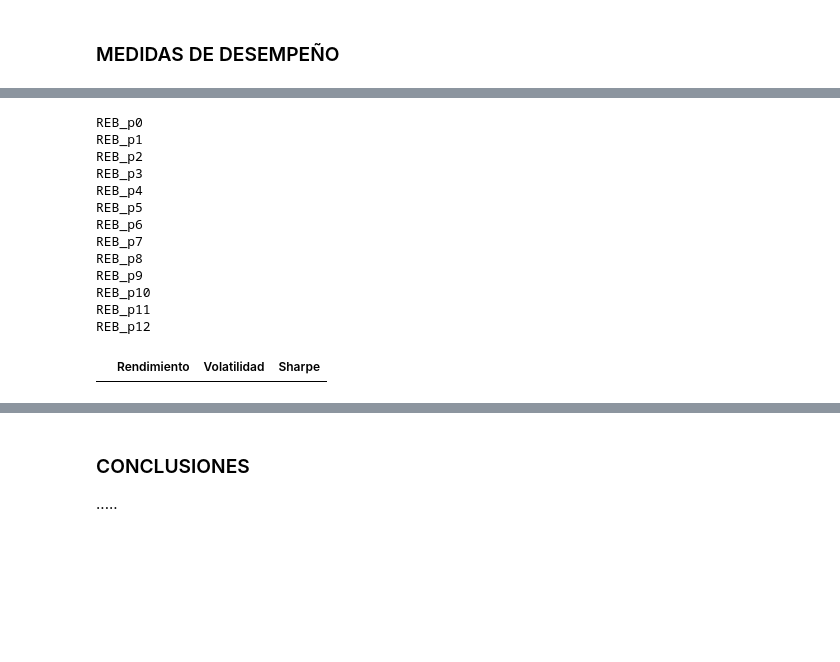
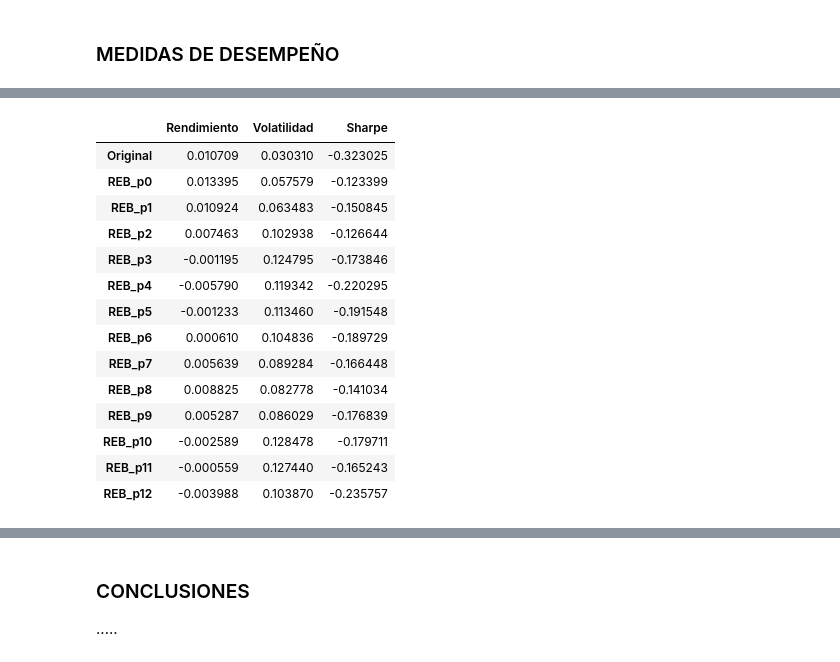
Before and after one commit to Marisolcantarero95/TRADING, a Jupyter notebook: Lab1_EqA/A_myst_Laboratorio1.ipynb, the cells around one changed output, grey strips where cells are left out. Drawn from its saved outputs; the diff is of its cells as text; code cells hidden in the pictures; blank space fills up the shorter version.

```diff
--- a/Lab1_EqA/A_myst_Laboratorio1.ipynb
+++ b/Lab1_EqA/A_myst_Laboratorio1.ipynb
@@ -58,7 +58,8 @@ narch = 13
 fechas = list(['2017-02-28', '2017-03-31', '2017-04-28', '2017-05-31', '2017-06-30',
                  '2017-07-31', '2017-08-31', '2017-09-29', '2017-10-31', '2017-11-30',
                  '2017-12-29', '2018-01-31', '2018-02-28'])
-tl = [0.4, 0.74, 0.68, 0.86 , 0.84, 1, 0.95, 0.96, 0.99 , 1.14 ,0.28 , 1.43, 1.5]
+tl = 2.05
+#tl = [0.4, 0.74, 0.68, 0.86 , 0.84, 1, 0.95, 0.96, 0.99 , 1.14 ,0.28 , 1.43, 1.5]
 # %% [markdown]
 ### Descarga de datos
 # %%
@@ -118,7 +119,7 @@ def Rend(narch,navN):
 def medidas_desempeño(Rend,tl):
     media = np.mean(Rend)
     std = np.std(Rend)
-    sharpe = (media -tl[i]/100)/std
+    sharpe = (media -tl/100)/std
     return media, std, sharpe
 # %% [markdown]
 ### Limpieza de datos
@@ -634,24 +643,25 @@ Rends
 # %%
 h = pd.DataFrame(index=['Rendimiento','Volatilidad','Sharpe'])
+h['Original'] = medidas_desempeño(Rend(narch,navA),tl)
 for i in range(narch):
         nomp = 'REB_p'+str(i)+''
-        print(nomp)
-        #h[nomp] = medidas_desempeño(Rends[nomp],tl)
+        h[nomp] = medidas_desempeño(Rends[nomp],tl)
 h = h.T
 h
 # %% [output]
-REB_p0
-REB_p1
-REB_p2
-REB_p3
-REB_p4
-REB_p5
-REB_p6
-REB_p7
-REB_p8
-REB_p9
-REB_p10
-REB_p11
-REB_p12
 |  | Rendimiento | Volatilidad | Sharpe |
+| Original | 0.010709 | 0.030310 | -0.323025 |
+| REB_p0 | 0.013395 | 0.057579 | -0.123399 |
+| REB_p1 | 0.010924 | 0.063483 | -0.150845 |
+| REB_p2 | 0.007463 | 0.102938 | -0.126644 |
+| REB_p3 | -0.001195 | 0.124795 | -0.173846 |
+| REB_p4 | -0.005790 | 0.119342 | -0.220295 |
+| REB_p5 | -0.001233 | 0.113460 | -0.191548 |
+| REB_p6 | 0.000610 | 0.104836 | -0.189729 |
+| REB_p7 | 0.005639 | 0.089284 | -0.166448 |
+| REB_p8 | 0.008825 | 0.082778 | -0.141034 |
+| REB_p9 | 0.005287 | 0.086029 | -0.176839 |
+| REB_p10 | -0.002589 | 0.128478 | -0.179711 |
+| REB_p11 | -0.000559 | 0.127440 | -0.165243 |
+| REB_p12 | -0.003988 | 0.103870 | -0.235757 |
 # %%
```
Also changed, not shown: parts of 17 cells of this notebook.
